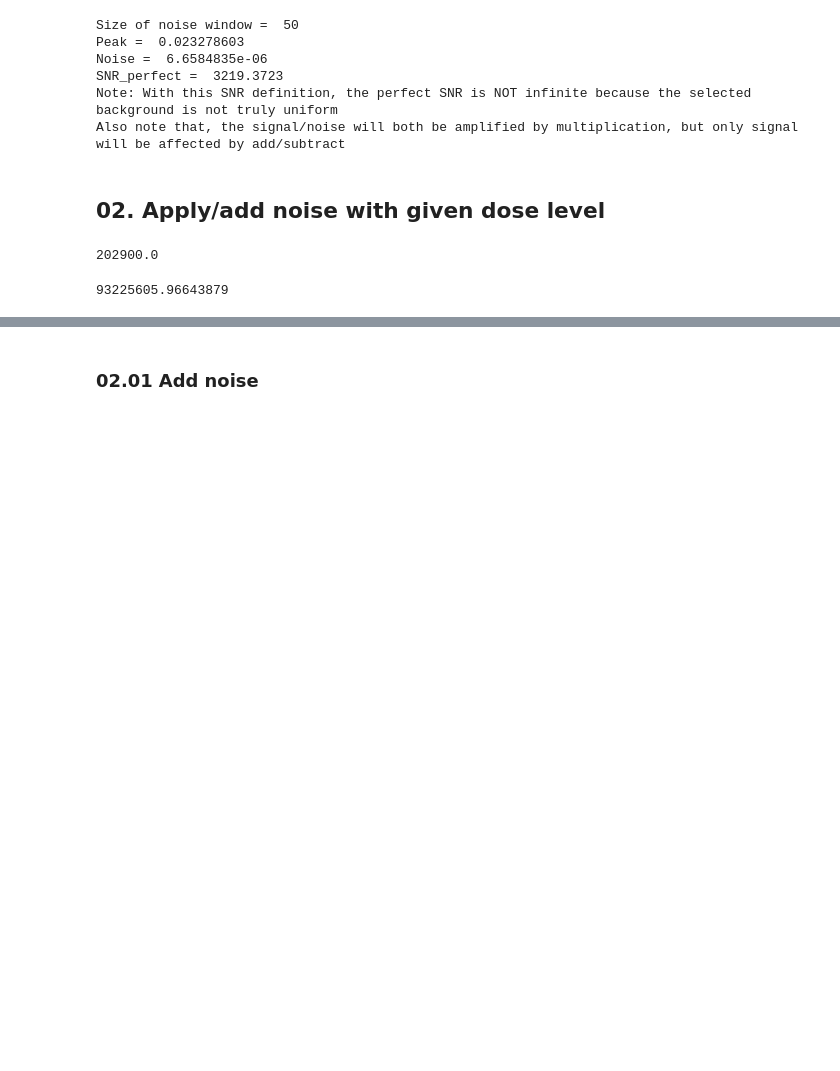
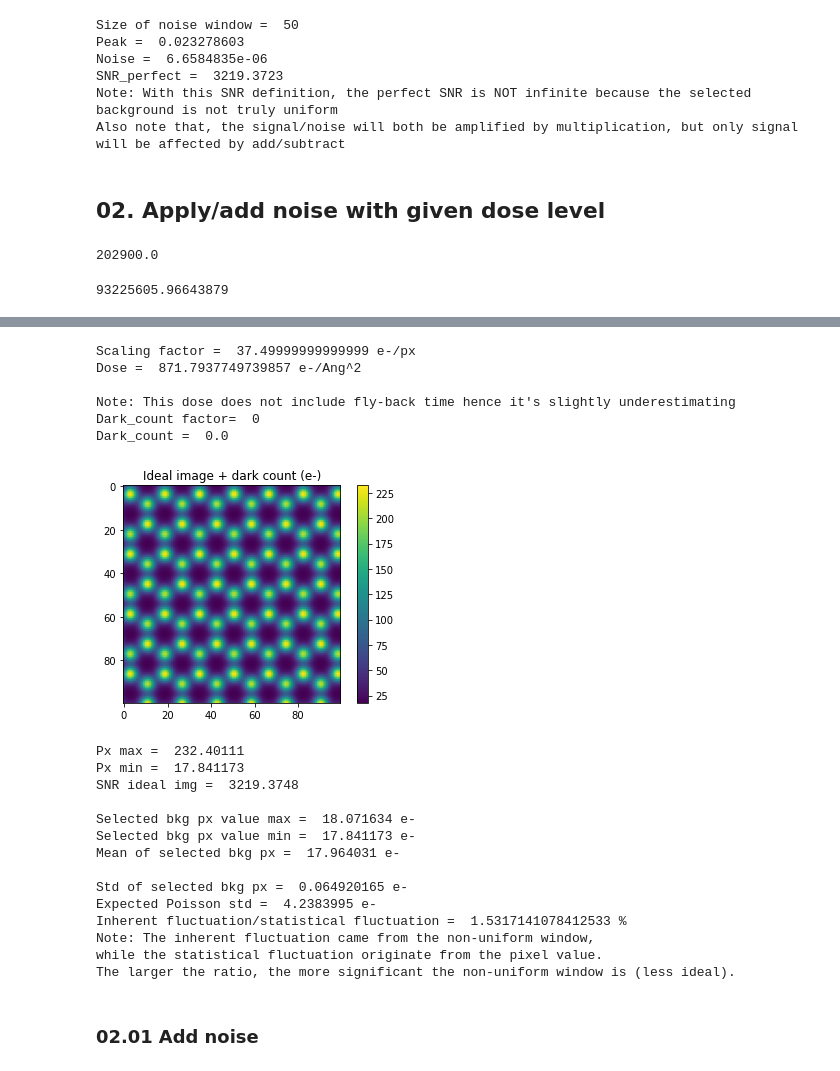
Before and after one commit to chiahao3/EM-scripts, a Jupyter notebook: Simulations/Class-averaging_SNR_Precision_simulation_LessParam.ipynb, the cells around one changed output, grey strips where cells are left out. Cells and saved outputs as stored; diff of their text form; code cells hidden in the pictures; blank space fills up the shorter version.

```diff
--- a/Simulations/Class-averaging_SNR_Precision_simulation_LessParam.ipynb
+++ b/Simulations/Class-averaging_SNR_Precision_simulation_LessParam.ipynb
@@ -276,6 +276,6 @@ std =  277.8628349130063
 # %%
 ### Set up STEM simulation parameter
-dwell = 20/1000 #micro sec 20
+dwell = 20/100 #micro sec 20
 current = 30 #pA 30
 charge_constant = 1.6*10**-19 #Coulomb
 dark_count_factor = 0 # Originally 2
@@ -284,33 +284,55 @@ Stobbs = 260 #Testing Stobbs
 Scaling_factor = (dwell*10**-6*current*10**-12)/charge_constant
 dose = Scaling_factor/(px_size/100)**2
 print('Scaling factor = ',Scaling_factor,'e-/px')
 print('Dose = ',dose,'e-/Ang^2')
 print("\nNote: This dose does not include fly-back time hence it's slightly underestimating")
 
 dark_count = dark_count_factor*(np.max(img_crop)-np.min(img_crop))*Scaling_factor
 print('Dark_count factor= ',dark_count_factor)
 print('Dark_count = ',dark_count)
 
 
 ideal_img = Stobbs*img_crop*Scaling_factor + dark_count
 plt.figure()
 plt.title('Ideal image + dark count (e-)')
 plt.imshow(ideal_img)
 plt.colorbar()
 plt.show()
 print('Px max = ', np.max(ideal_img))
 print('Px min = ', np.min(ideal_img))
 print('SNR ideal img = ', SNR_calc(ideal_img))
 
 #print('\nSelected bkg px = ', ideal_img[Noise_center_mask])
 print('\nSelected bkg px value max = ', np.max(ideal_img[Noise_center_mask]), 'e-')
 print('Selected bkg px value min = ', np.min(ideal_img[Noise_center_mask]), 'e-')
 print('Mean of selected bkg px = ', np.mean(ideal_img[Noise_center_mask]), 'e-')
 print('\nStd of selected bkg px = ', np.std(ideal_img[Noise_center_mask]), 'e-')
 print('Expected Poisson std = ', np.sqrt(np.mean(ideal_img[Noise_center_mask])), 'e-')
 print('Inherent fluctuation/statistical fluctuation = ', np.std(ideal_img[Noise_center_mask])/np.sqrt(np.mean(ideal_img[Noise_center_mask]))*100, '%')
 print('Note: The inherent fluctuation came from the non-uniform window, \nwhile the statistical fluctuation originate from the pixel value.')
 print('The larger the ratio, the more significant the non-uniform window is (less ideal).')
+# %% [output]
+Scaling factor =  37.49999999999999 e-/px
+Dose =  871.7937749739857 e-/Ang^2
+
+Note: This dose does not include fly-back time hence it's slightly underestimating
+Dark_count factor=  0
+Dark_count =  0.0
+[figure, added]
+Px max =  232.40111
+Px min =  17.841173
+SNR ideal img =  3219.3748
+
+Selected bkg px value max =  18.071634 e-
+Selected bkg px value min =  17.841173 e-
+Mean of selected bkg px =  17.964031 e-
+
+Std of selected bkg px =  0.064920165 e-
+Expected Poisson std =  4.2383995 e-
+Inherent fluctuation/statistical fluctuation =  1.5317141078412533 %
+Note: The inherent fluctuation came from the non-uniform window,
+while the statistical fluctuation originate from the pixel value.
+The larger the ratio, the more significant the non-uniform window is (less ideal).
 # %% [markdown]
 ### 02.01 Add noise
 # %%
```
Also changed, not shown: parts of 13 cells of this notebook, 1 other file.
